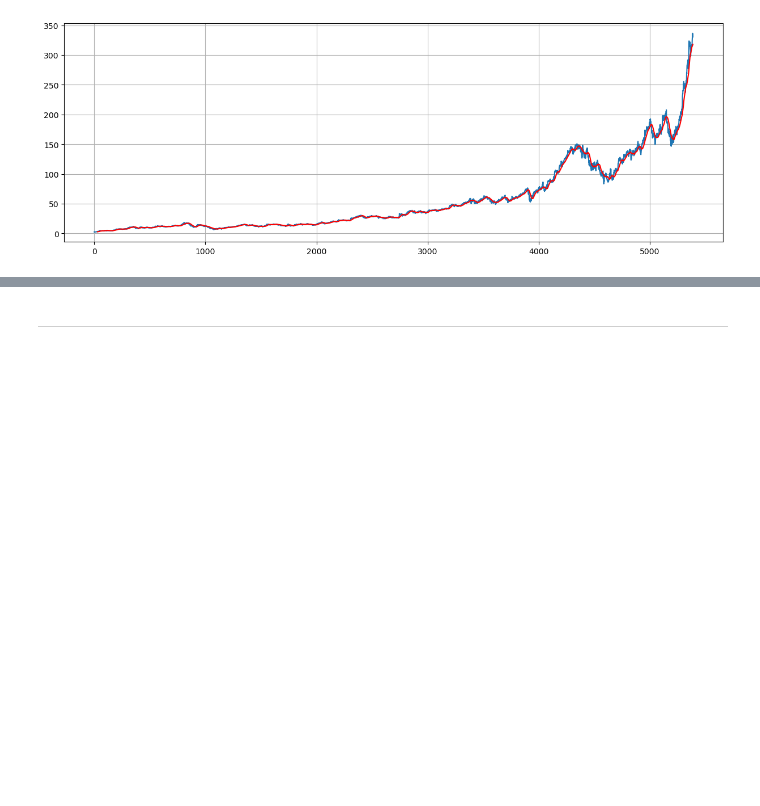
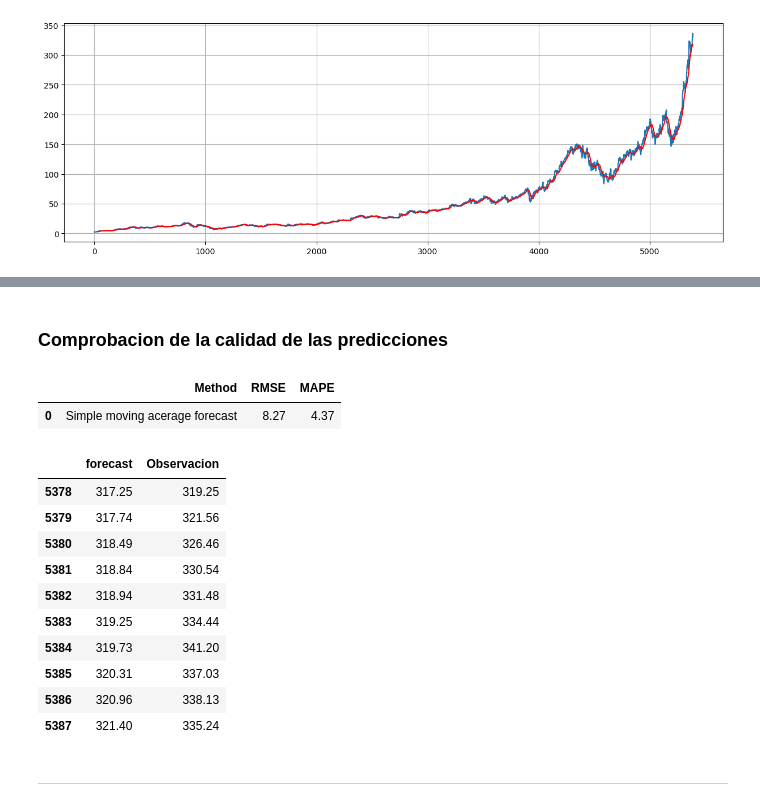
Before and after one commit to BryanHs20/Python-para-Data-Analyst, a Jupyter notebook: Tareas-Proyectos/Tareas/Tarea M47-AD - Bryan Hernandez Solis.ipynb, the cells around one changed output, grey strips where cells are left out. Saved outputs shown, nothing was run; the diff lists cells and outputs as text; code cells hidden in the pictures; blank space fills up the shorter version.

```diff
--- a/Tareas-Proyectos/Tareas/Tarea M47-AD - Bryan Hernandez Solis.ipynb
+++ b/Tareas-Proyectos/Tareas/Tarea M47-AD - Bryan Hernandez Solis.ipynb
@@ -487,3 +514,34 @@ df.shape
+# %% [markdown]
+### Comprobacion de la calidad de las predicciones
+# %%
+from sklearn.metrics import mean_squared_error
+rmse = np.sqrt(mean_squared_error(test['High'], y_pred_sma['sma_forecast'][train_len:])).round(2)
+mape = np.round(np.mean(np.abs(test['High'] - y_pred_sma['sma_forecast'][train_len:]) / test['High']) * 100, 2)
+
+results = pd.DataFrame({'Method':['Simple moving acerage forecast'], 'MAPE':[mape], 'RMSE':[rmse]})
+results = results[['Method', 'RMSE', 'MAPE']]
+results
+# %% [output]
+|  | Method | RMSE | MAPE |
+| 0 | Simple moving acerage forecast | 8.27 | 4.37 |
+# %%
+# Comparamos lo obtenido con la data real
+y_comparation = pd.DataFrame().assign(forecast=y_pred_sma['sma_forecast'])
+y_comparation['Observacion'] = df['High']
+
+y_comparation.tail(10)
+# %% [output]
+|  | forecast | Observacion |
+| 5378 | 317.25 | 319.25 |
+| 5379 | 317.74 | 321.56 |
+| 5380 | 318.49 | 326.46 |
+| 5381 | 318.84 | 330.54 |
+| 5382 | 318.94 | 331.48 |
+| 5383 | 319.25 | 334.44 |
+| 5384 | 319.73 | 341.20 |
+| 5385 | 320.31 | 337.03 |
+| 5386 | 320.96 | 338.13 |
+| 5387 | 321.40 | 335.24 |
 # %% [markdown]
 ---
 # %% [markdown]
```
Also changed, not shown: parts of 3 cells of this notebook.
